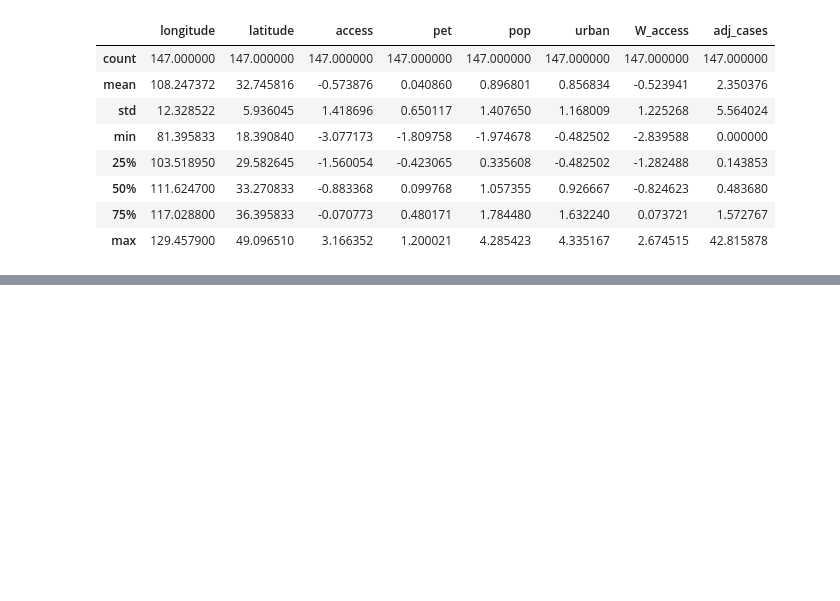
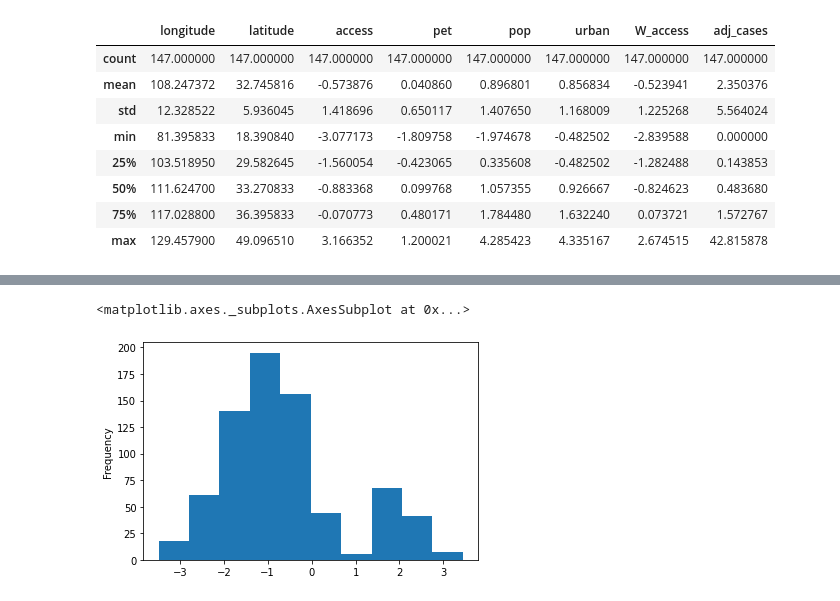
Before and after one commit to dsvanidze/replicability, a Jupyter notebook: jupyter-notebooks/data/exploration.ipynb, the cells around one changed output, grey strips where cells are left out. Saved outputs shown, nothing was run; the diff lists cells and outputs as text; code cells hidden in the pictures; blank space fills up the shorter version.

```diff
--- a/jupyter-notebooks/data/exploration.ipynb
+++ b/jupyter-notebooks/data/exploration.ipynb
@@ -294,0 +106,5 @@ Name: id, dtype: int64
+# %%
+data["all"]["access"].plot.hist()
+# %% [output]
+<matplotlib.axes._subplots.AxesSubplot at 0x...>
+[figure, added]
```
Also changed, not shown: parts of 45 cells of this notebook.
